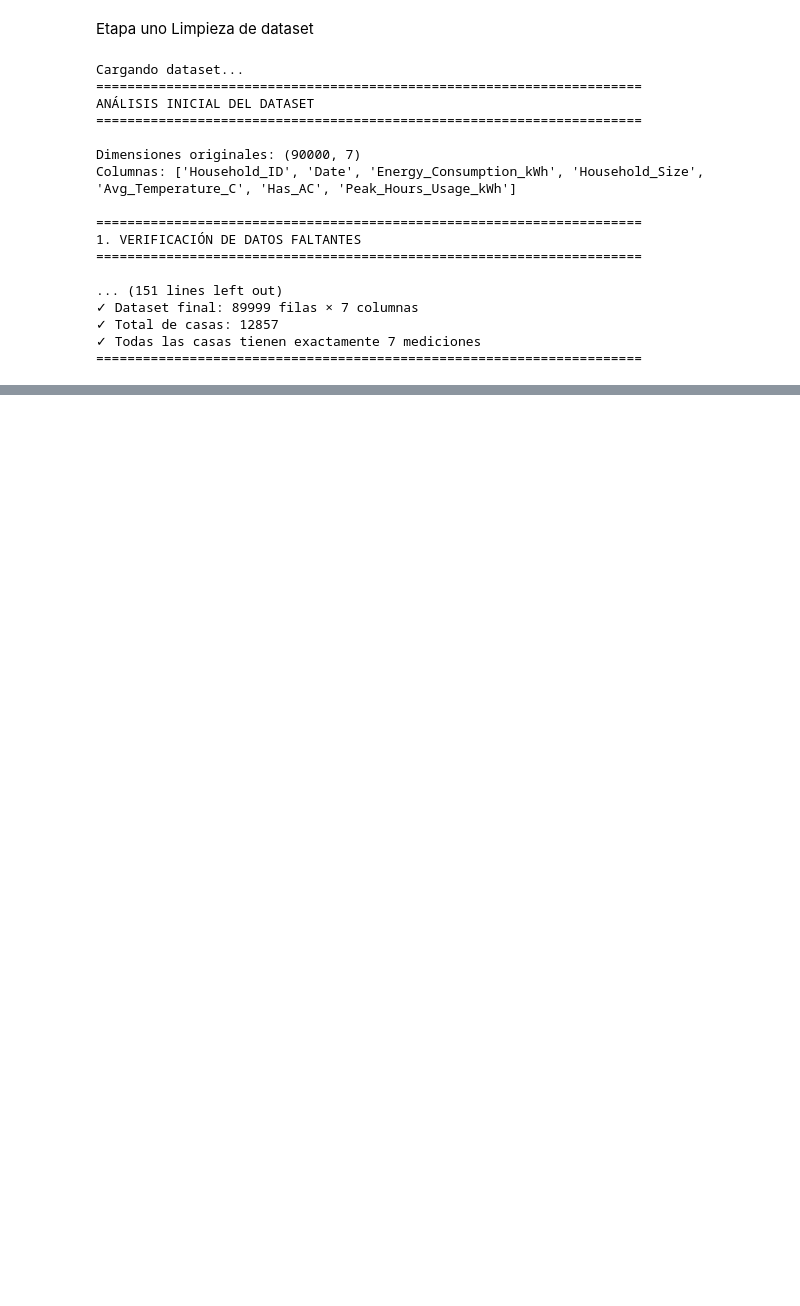
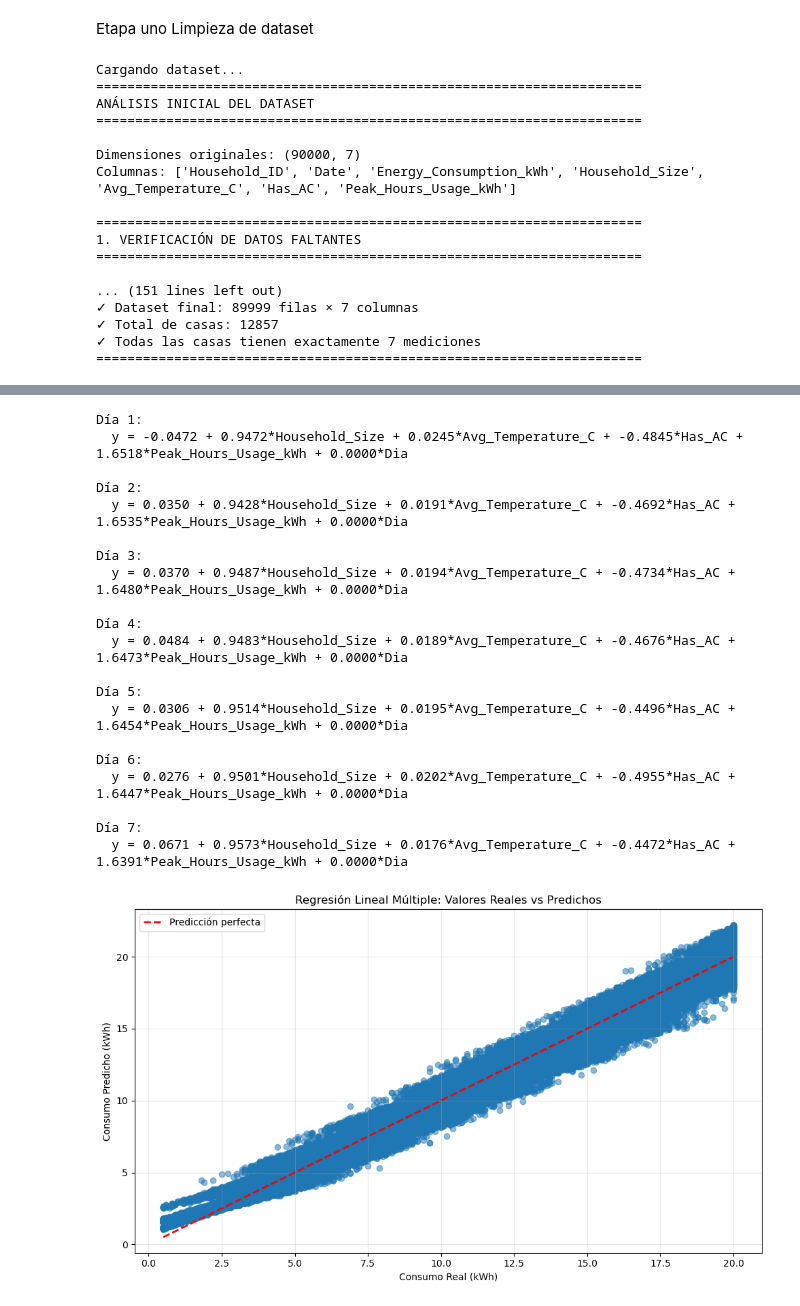
Before and after one commit to Miguelx28/M-todos-Num-ricos-2025-b, a Jupyter notebook: Codigo/Notebook.ipynb, the cells around one changed output, grey strips where cells are left out. Cells and saved outputs as stored; diff of their text form; code cells hidden in the pictures; blank space fills up the shorter version.

```diff
--- a/Codigo/Notebook.ipynb
+++ b/Codigo/Notebook.ipynb
@@ -207,0 +371,79 @@ Rango de fechas: 2025-04-01 a 2025-04-07
+# %%
+
+
+ecuaciones = {}
+predicciones_totales = []
+reales_totales = []
+
+# Ajustar un modelo por cada día (1 a 7)
+for dia in range(1, 8):
+    df_dia = df[pd.to_datetime(df['Date']).dt.day == dia]
+    if df_dia.empty:
+        continue
+
+    X = df_dia.drop(columns=['Household_ID', 'Date', 'Energy_Consumption_kWh'])
+    y = df_dia['Energy_Consumption_kWh']
+
+    # Usar tu función personalizada
+    intercepto, coeficientes, nombres = MinimosCuadrados(
+        X, y, decimales=4, metodo_ajuste='truncar'
+    )
+
+    ecuaciones[dia] = {
+        'intercepto': intercepto,
+        'coeficientes': dict(zip(nombres, coeficientes))
+    }
+
+    # Calcular predicciones
+    X_lista = X.values.tolist()
+    y_pred = []
+    for fila in X_lista:
+        pred = float(intercepto)
+        for i, nombre in enumerate(nombres):
+            pred += float(coeficientes[i]) * fila[i]
+        y_pred.append(pred)
+
+    predicciones_totales.extend(y_pred)
+    reales_totales.extend(y.tolist())
+
+# Mostrar las ecuaciones
+for dia, eq in ecuaciones.items():
+    print(f"\nDía {dia}:")
+    terminos = [f"{coef}*{var}" for var, coef in eq['coeficientes'].items()]
+    print(f"  y = {eq['intercepto']} + " + " + ".join(terminos))
+
+# GRÁFICA: Valores Reales vs Predichos
+plt.figure(figsize=(10, 6))
+plt.scatter(reales_totales, predicciones_totales, alpha=0.5)
+plt.plot([min(reales_totales), max(reales_totales)],
+         [min(reales_totales), max(reales_totales)],
+         'r--', linewidth=2, label='Predicción perfecta')
+plt.xlabel('Consumo Real (kWh)')
+plt.ylabel('Consumo Predicho (kWh)')
+plt.title('Regresión Lineal Múltiple: Valores Reales vs Predichos')
+plt.legend()
+plt.grid(True, alpha=0.3)
+plt.tight_layout()
+plt.show()
+# %% [output]
+Día 1:
+  y = -0.0472 + 0.9472*Household_Size + 0.0245*Avg_Temperature_C + -0.4845*Has_AC + 1.6518*Peak_Hours_Usage_kWh + 0.0000*Dia
+
+Día 2:
+  y = 0.0350 + 0.9428*Household_Size + 0.0191*Avg_Temperature_C + -0.4692*Has_AC + 1.6535*Peak_Hours_Usage_kWh + 0.0000*Dia
+
+Día 3:
+  y = 0.0370 + 0.9487*Household_Size + 0.0194*Avg_Temperature_C + -0.4734*Has_AC + 1.6480*Peak_Hours_Usage_kWh + 0.0000*Dia
+
+Día 4:
+  y = 0.0484 + 0.9483*Household_Size + 0.0189*Avg_Temperature_C + -0.4676*Has_AC + 1.6473*Peak_Hours_Usage_kWh + 0.0000*Dia
+
+Día 5:
+  y = 0.0306 + 0.9514*Household_Size + 0.0195*Avg_Temperature_C + -0.4496*Has_AC + 1.6454*Peak_Hours_Usage_kWh + 0.0000*Dia
+
+Día 6:
+  y = 0.0276 + 0.9501*Household_Size + 0.0202*Avg_Temperature_C + -0.4955*Has_AC + 1.6447*Peak_Hours_Usage_kWh + 0.0000*Dia
+
+Día 7:
+  y = 0.0671 + 0.9573*Household_Size + 0.0176*Avg_Temperature_C + -0.4472*Has_AC + 1.6391*Peak_Hours_Usage_kWh + 0.0000*Dia
+[figure, added]
```
Also changed, not shown: parts of 5 cells of this notebook, 1 other file.
